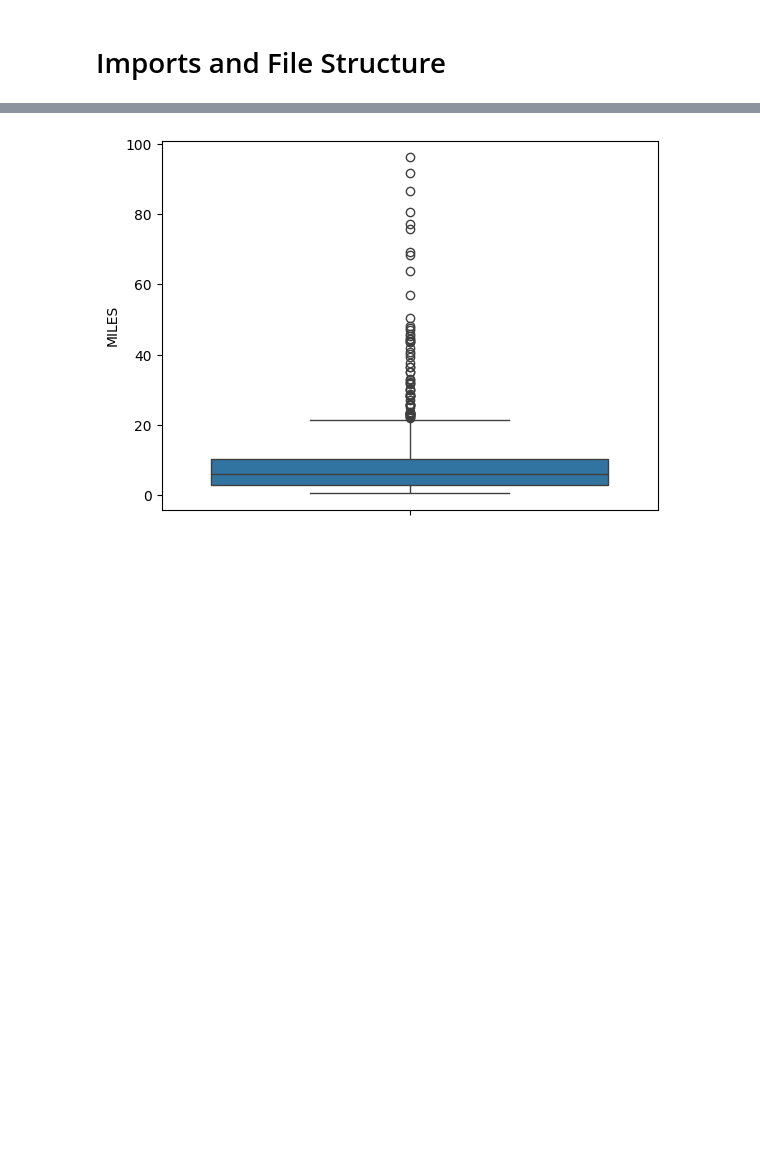
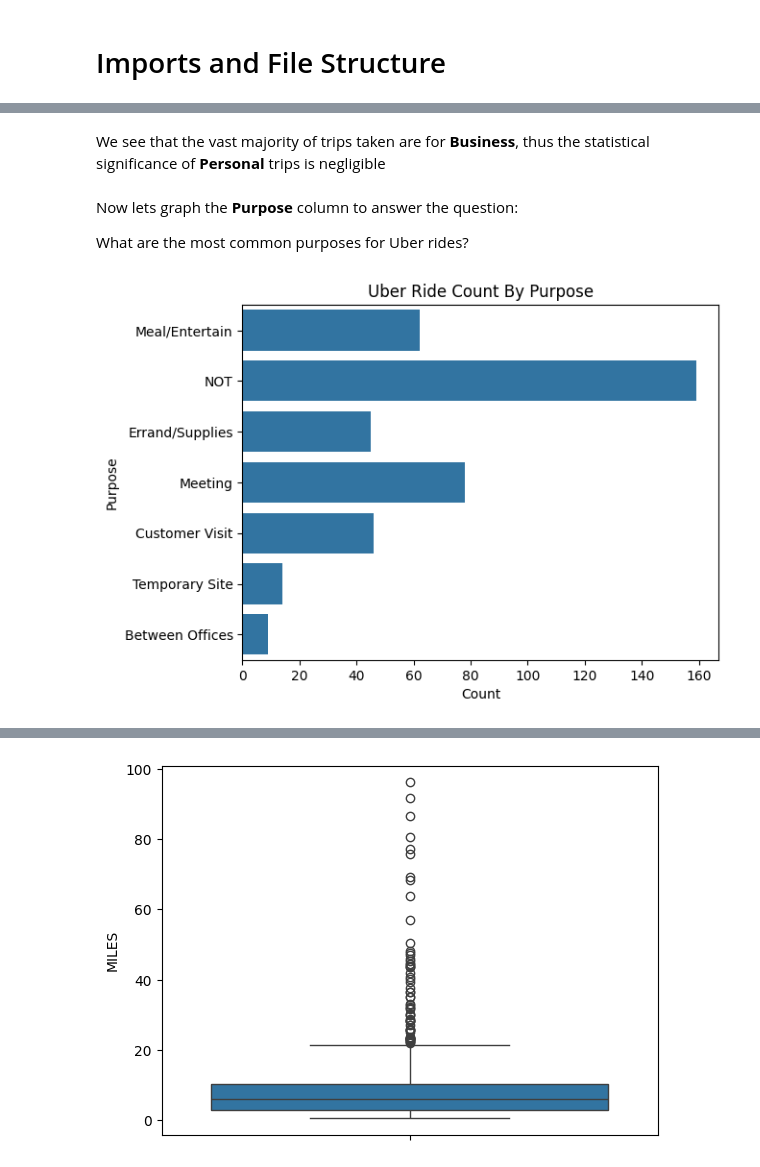
Before and after one commit to joshthesteez/Uber-Data-Analysis, a Jupyter notebook: UberAnalysis.ipynb, the cells around one changed output, grey strips where cells are left out. Drawn from its saved outputs; the diff is of its cells as text; code cells hidden in the pictures; blank space fills up the shorter version.

```diff
--- a/UberAnalysis.ipynb
+++ b/UberAnalysis.ipynb
@@ -269,0 +170,14 @@ Now we will look at ride distance to see if there is anything worth noting.
+# %% [markdown]
+We see that the vast majority of trips taken are for **Business**, thus the statistical significance of **Personal** trips is negligible
+# %% [markdown]
+Now lets graph the **Purpose** column to answer the question:
+
+What are the most common purposes for Uber rides?
+# %%
+sns.countplot(dataset['PURPOSE'])
+plt.xlabel('Count')
+plt.ylabel('Purpose')
+plt.title('Uber Ride Count By Purpose')
+plt.show()
+# %% [output]
+[figure, added]
```
Also changed, not shown: parts of 42 cells of this notebook.
